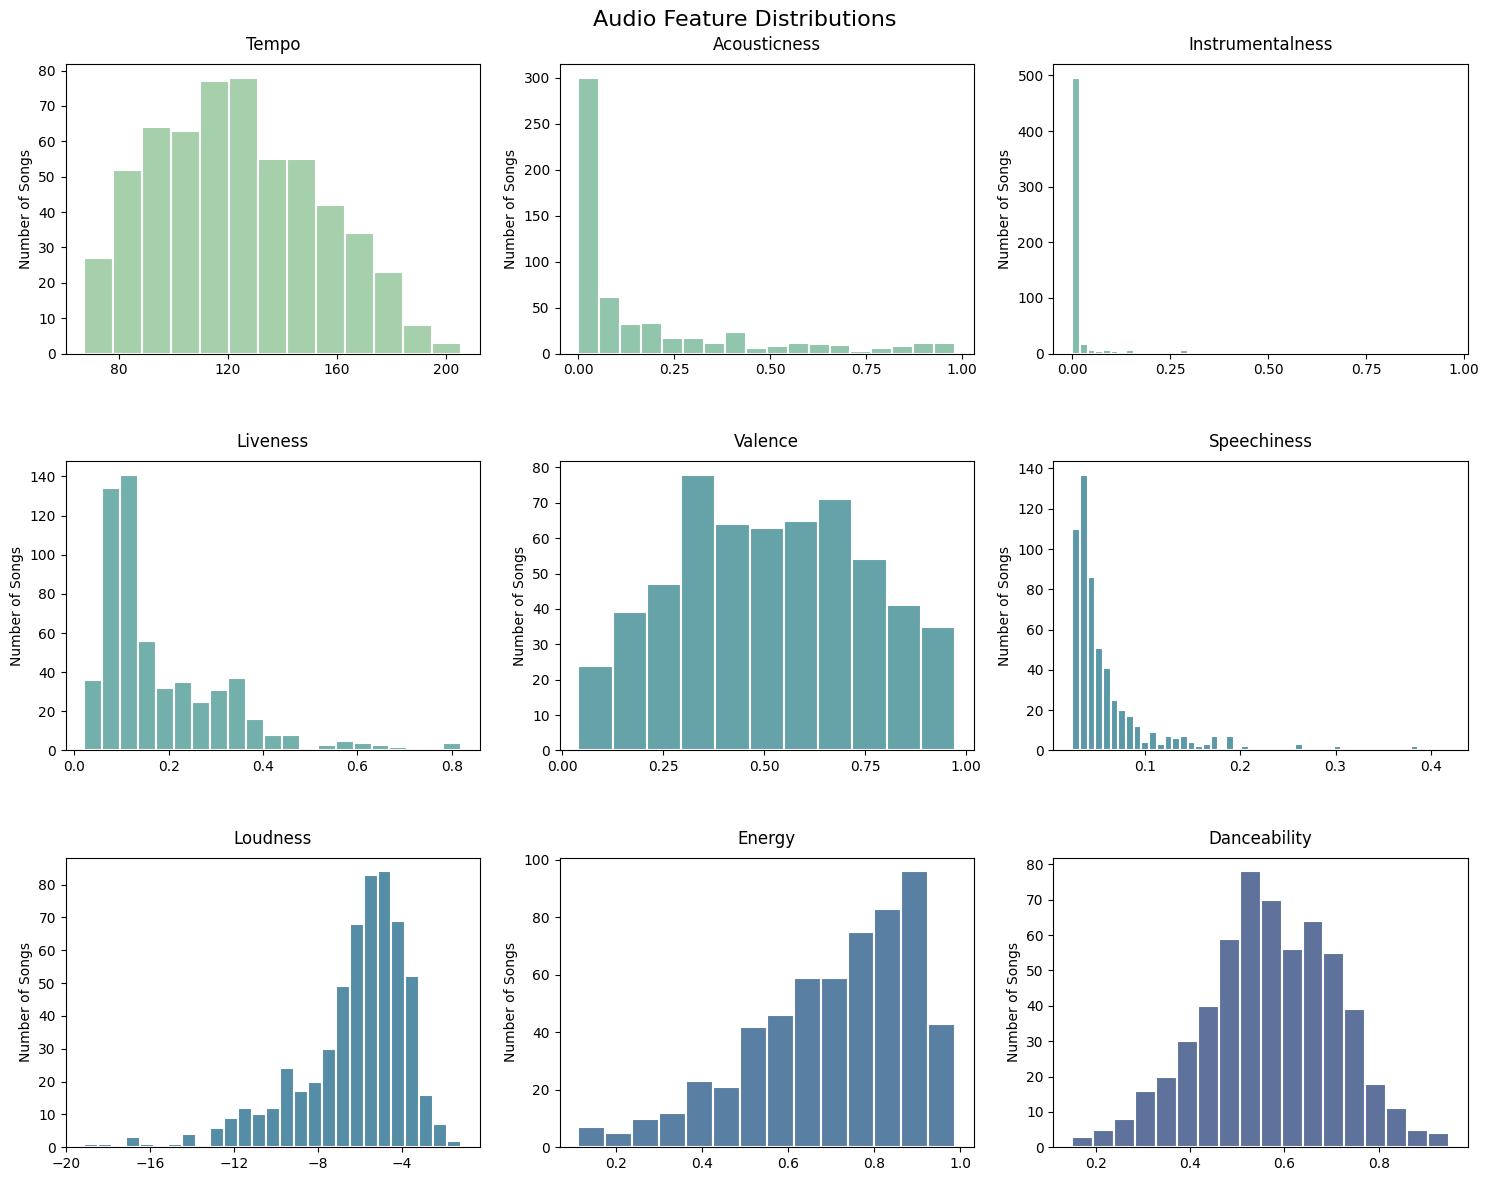
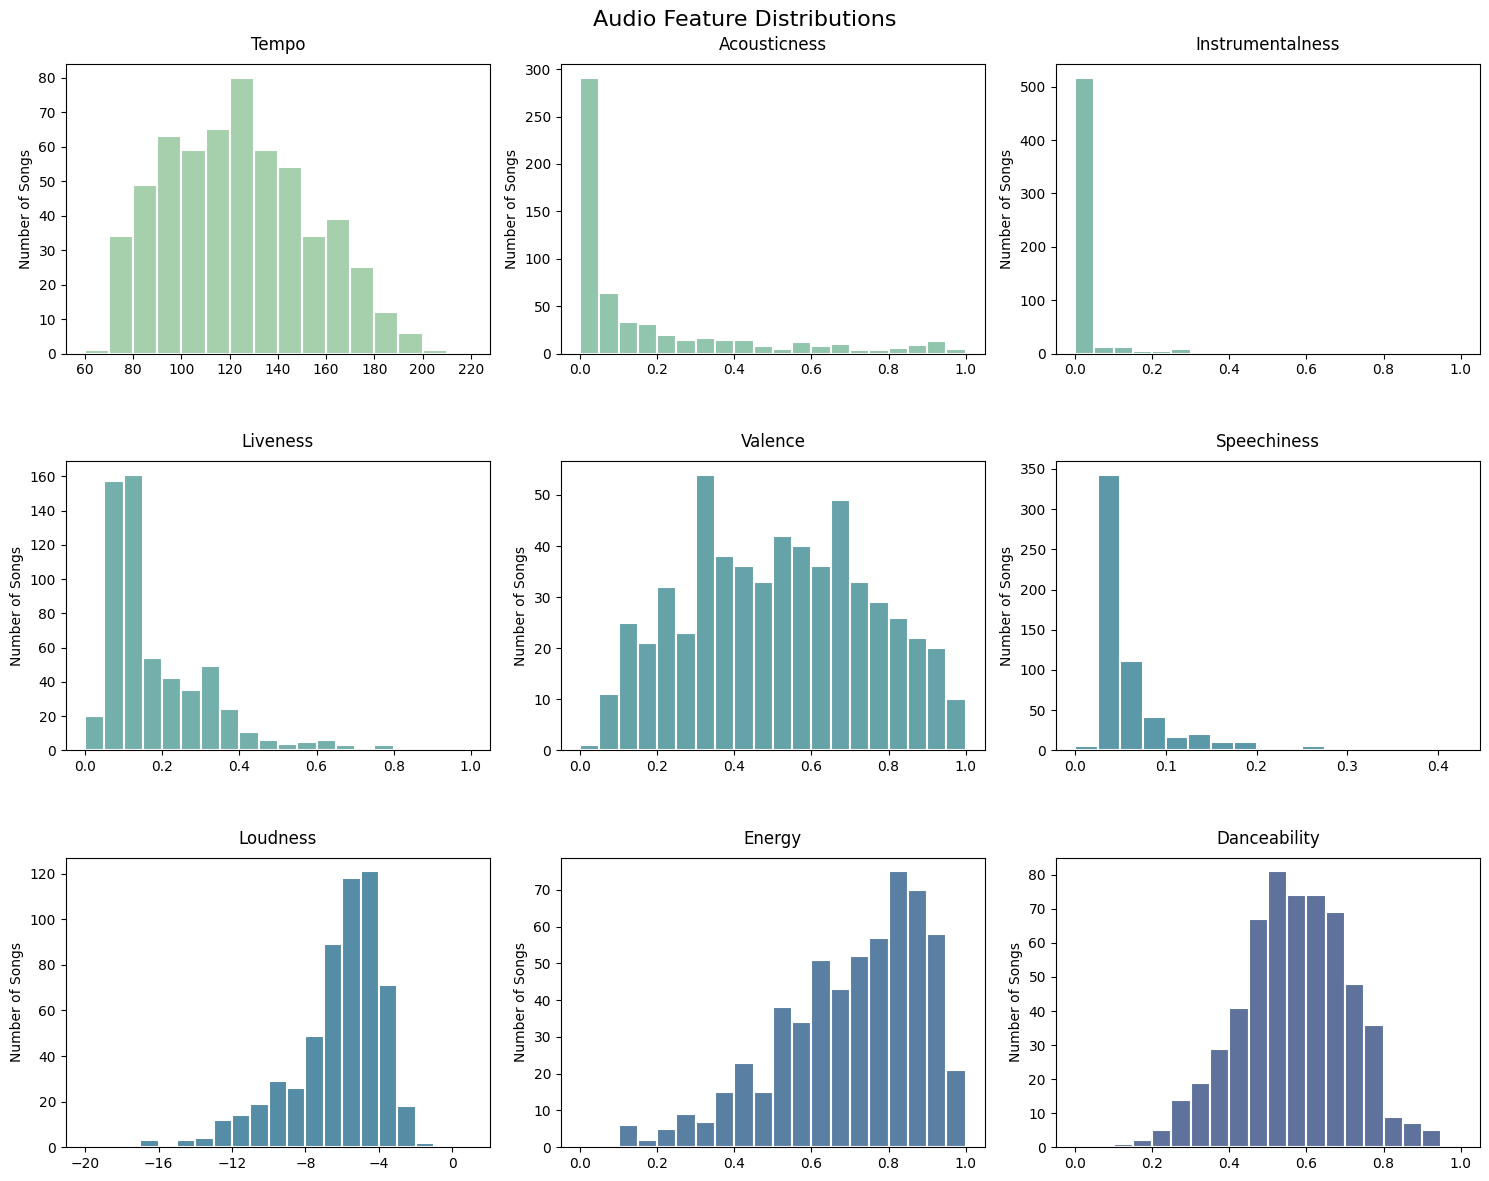
The change to this notebook cell's code, shown as a diff; its figure went from the first image to the second:
--- before
+++ after
@@ -1,4 +1,16 @@
 features = ['Tempo', 'Acousticness', 'Instrumentalness', 'Liveness', 'Valence', 'Speechiness', 'Loudness', 'Energy', 'Danceability']
 colours = sns.color_palette('crest', 9)
+
+feature_settings = {
+    'Tempo':            {'bins': np.arange(60, 221, 10),   'ticks': np.arange(60, 221, 20)},
+    'Acousticness':     {'bins': np.arange(0, 1.05, 0.05), 'ticks': np.arange(0, 1.1, 0.2)},
+    'Instrumentalness': {'bins': np.arange(0, 1.05, 0.05), 'ticks': np.arange(0, 1.1, 0.2)},
+    'Liveness':         {'bins': np.arange(0, 1.05, 0.05), 'ticks': np.arange(0, 1.1, 0.2)},
+    'Valence':          {'bins': np.arange(0, 1.05, 0.05), 'ticks': np.arange(0, 1.1, 0.2)},
+    'Speechiness':      {'bins': np.arange(0, 0.45, 0.025),'ticks': np.arange(0, 0.45, 0.1)},
+    'Loudness':         {'bins': np.arange(-20, 2, 1),     'ticks': np.arange(-20, 2, 4)},
+    'Energy':           {'bins': np.arange(0, 1.05, 0.05), 'ticks': np.arange(0, 1.1, 0.2)},
+    'Danceability':     {'bins': np.arange(0, 1.05, 0.05), 'ticks': np.arange(0, 1.1, 0.2)},
+}
 
 fig, axes = plt.subplots(3, 3, figsize=(15, 12))
@@ -6,9 +18,11 @@
 
 for i, feature in enumerate(features):
-    sns.histplot(df[feature], ax=axes[i], color=colours[i], edgecolor='white', linewidth=1.5)
+    settings = feature_settings[feature]
+    sns.histplot(df[feature], ax=axes[i], bins=settings['bins'],
+                 color=colours[i], edgecolor='white', linewidth=1.5)
     axes[i].set_title(feature, pad=10)
     axes[i].set_xlabel('')
     axes[i].set_ylabel('Number of Songs')
-    axes[i].xaxis.set_major_locator(plt.MaxNLocator(5))
+    axes[i].set_xticks(settings['ticks'])
 
 fig.suptitle('Audio Feature Distributions', fontsize=16)

Commit: cleanup and added accompanying graph to musical features